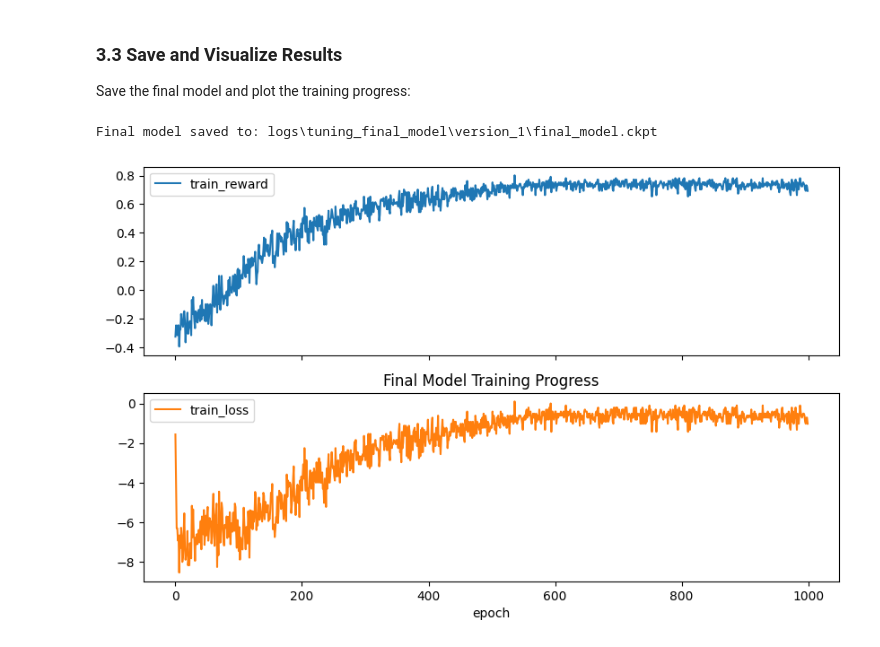
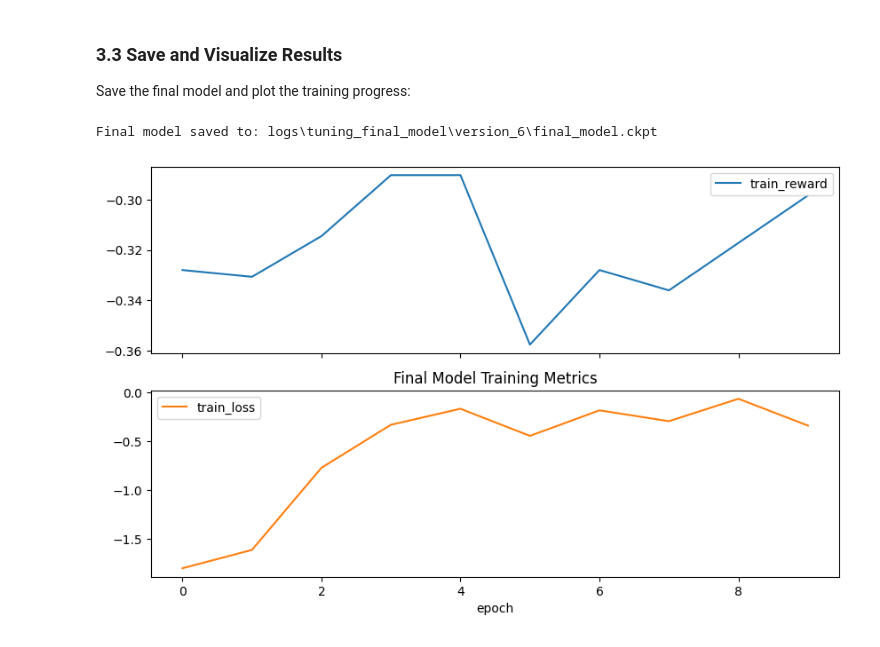
Before and after one commit to cpohagwu/timeseries_agent, a Jupyter notebook: examples/timeseries_agent_tuner_tutorial.ipynb, the cells around one changed output. Cells and saved outputs as stored; diff of their text form; code cells hidden in the pictures.

```diff
--- a/examples/timeseries_agent_tuner_tutorial.ipynb
+++ b/examples/timeseries_agent_tuner_tutorial.ipynb
@@ -75,0 +45,10 @@ DataFrame Shape: (210, 2)
+# %%
+# Create random walk dataset
+random_walk_data = create_random_walk(n_steps=1000, step_size=1.0, train_test_split=0.75)
+print("\nRandom Walk Dataset Shapes:")
+print(f"Train: {random_walk_data.train_df.shape}")
+print(f"Test: {random_walk_data.test_df.shape}")
+
+# Visualize random walk data
+random_walk_data.plot_series()
+random_walk_data.plot_directions()
@@ -76,3 +61,6 @@ DataFrame Shape: (210, 2)
+# %%
+# Use the training data for the agent
+data_df = random_walk_data.train_df.copy()
 # %% [markdown]
 ### 1.3 Define Hyperparameter Search Space
 
@@ -271,7 +276,8 @@ best_params = {
 }
 
 # Set the number of training epochs for final training
-base_params['num_training_epochs'] = 1000  # Best decay rate will be used on the num_training_epochs
+# Note: Best decay rate will be used on the num_training_epochs
+base_params['num_training_epochs'] = 10
 
 # Combine with base parameters
 final_params = {**base_params, **best_params}
@@ -296,7 +302,7 @@ epsilon_decay_epochs_rate: 0.6
 Train a new model using the best parameters:
 # %%
 # Create dataset
-final_dataset = RLTimeSeriesDataset(
+final_dataset = SequentialTimeSeriesDataset(
     data=data_df,
     lookback=best_params['lookback'],
 )
@@ -367,17 +370,18 @@ Evaluation finished.
 
 Save the final model and plot the training progress:
 # %%
-# Save model
+# Save the model
 model_dir = trainer.logger.log_dir
 trainer.save_checkpoint(os.path.join(model_dir, "final_model.ckpt"))
 print(f"Final model saved to: {os.path.join(model_dir, 'final_model.ckpt')}")
 
 # Plot training logs
 logs = pd.read_csv(os.path.join(model_dir, "metrics.csv"))
 logs.set_index('epoch', inplace=True)
 logs[['train_reward', 'train_loss']].plot(subplots=True, figsize=(10, 6))
-plt.title("Final Model Training Progress")
+plt.title("Final Model Training Metrics")
+plt.savefig(os.path.join(model_dir, "training_metrics.png"))
 plt.show()
 # %% [output]
-Final model saved to: logs\tuning_final_model\version_1\final_model.ckpt
+Final model saved to: logs\tuning_final_model\version_6\final_model.ckpt
-[figure, old version]
+[figure, new version]
```
Also changed, not shown: parts of 9 cells of this notebook, 22 other files.
